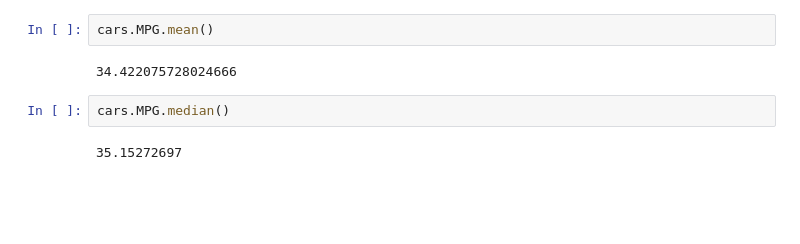
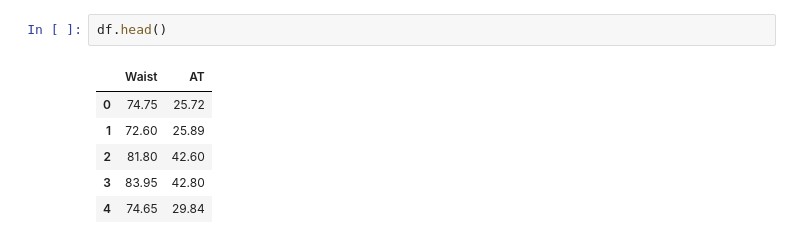
Before and after one commit to Amarjeet-1998/python_excercise, a Jupyter notebook: Assignment1_21.ipynb, the cells around one changed output. Saved outputs shown, nothing was run; the diff lists cells and outputs as text; blank space fills up the shorter version.

```diff
--- a/Assignment1_21.ipynb
+++ b/Assignment1_21.ipynb
@@ -40,8 +9,9 @@ plt.legend();
-# %%
-cars.MPG.mean()
-# %% [output]
-34.422075728024666
-# %%
-cars.MPG.median()
-# %% [output]
-35.15272697
+# %%
+df.head()
+# %% [output]
+|  | Waist | AT |
+| 0 | 74.75 | 25.72 |
+| 1 | 72.60 | 25.89 |
+| 2 | 81.80 | 42.60 |
+| 3 | 83.95 | 42.80 |
+| 4 | 74.65 | 29.84 |
```
Also changed, not shown: parts of 13 cells of this notebook.
